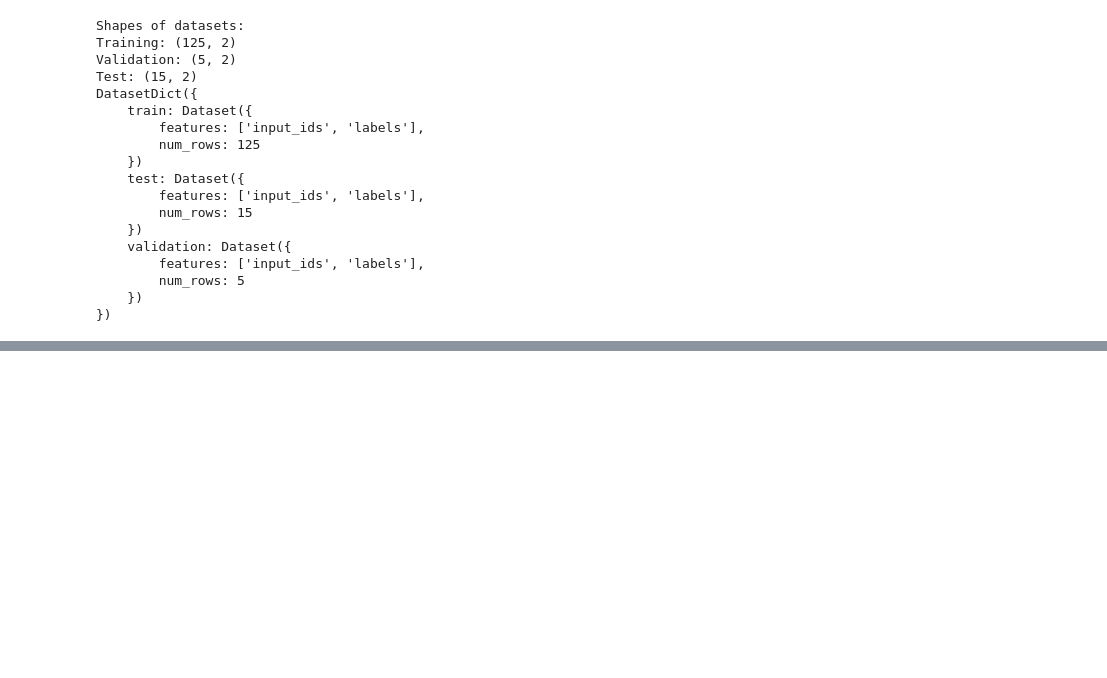
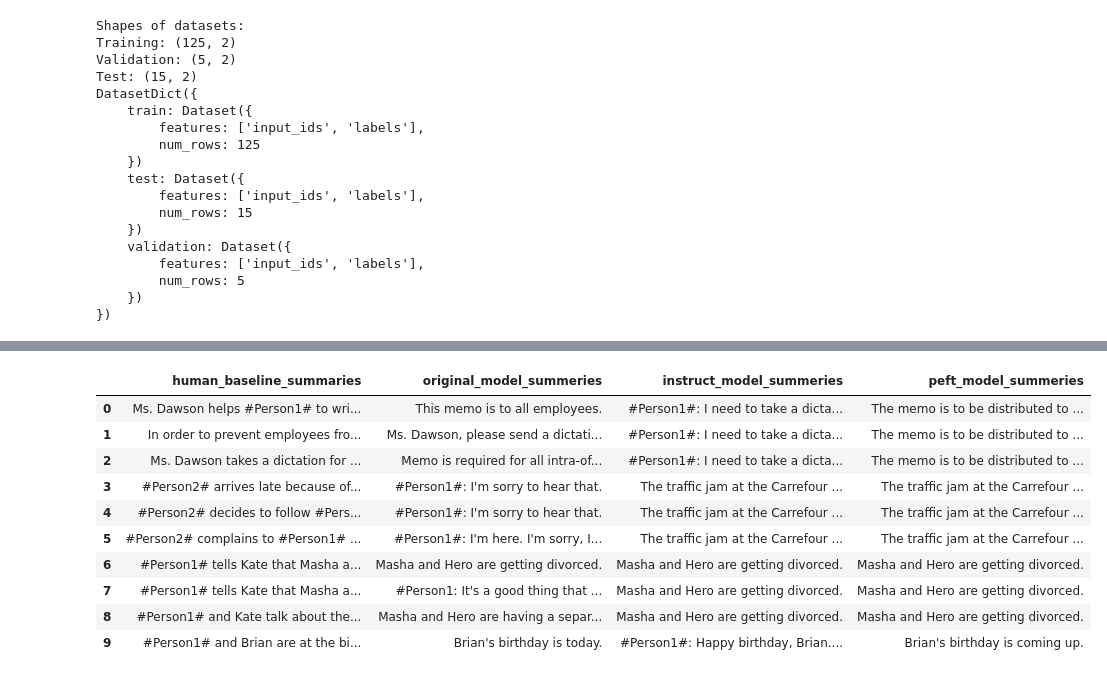
Before and after one commit to sayanbanerjee32/coursera-gen-ai-course-labs, a Jupyter notebook: coursera_gen_ai_course_lab_week2.ipynb, the cells around one changed output, grey strips where cells are left out. Saved outputs shown, nothing was run; the diff lists cells and outputs as text; code cells hidden in the pictures; blank space fills up the shorter version.

```diff
--- a/coursera_gen_ai_course_lab_week2.ipynb
+++ b/coursera_gen_ai_course_lab_week2.ipynb
@@ -49,4 +75,4 @@ DatasetDict({
 # %%
 model_name = 'google/flan-t5-base'
-original_model = AutoModelForSeq2SeqLM.from_pretrained(model_name, torch_dtype = torch.bfloat16)
+original_model = AutoModelForSeq2SeqLM.from_pretrained(model_name, torch_dtype = torch.bfloat16).to(device)
 tokenizer = AutoTokenizer.from_pretrained(model_name)
@@ -172,0 +346,3 @@ trainer.train()
+# %%
+peft_model = get_peft_model(original_model, lora_config)
+print(print_number_of_trainable_model_parameters(peft_model))
@@ -172,0 +368,6 @@ trainer.train()
+# %%
+peft_trainer.train()
+
+peft_model_path = "./peft_model_path"
+peft_trainer.model.save_pretrained(peft_model_path)
+tokenizer.save_pretrained(peft_model_path)
@@ -172,0 +381,9 @@ trainer.train()
+# %%
+from peft import PeftModel, PeftConfig
+
+peft_model_base =  AutoModelForSeq2SeqLM.from_pretrained("google/flan-t5-base", torch_dtype = torch.bfloat16).to(device)
+tokenizer = AutoTokenizer.from_pretrained("google/flan-t5-base")
+peft_model = PeftModel.from_pretrained(peft_model_base,
+                                       peft_model_path,
+                                       torch_dtype = torch.bfloat16,
+                                       is_trainable = False).to(device)
@@ -172,0 +446,45 @@ trainer.train()
+# %%
+dialogues = dataset['test'][0:10]['dialogue']
+human_baseline_summaries = dataset['test'][0:10]['summary']
+
+original_model_summeries = []
+instruct_model_summeries = []
+peft_model_summeries = []
+
+for dialogue in dialogues:
+    prompt = f"""
+Summarize the following conversation.
+
+{dialogue}
+
+Summary:
+"""
+
+    input_ids = tokenizer(prompt, return_tensors='pt').input_ids.to(device)
+    original_model_outputs = original_model.generate(input_ids,generation_config = GenerationConfig(max_new_tokens = 200)).to('cpu')
+    original_model_text_output = tokenizer.decode(original_model_outputs[0],skip_special_tokens = True)
+    original_model_summeries.append(original_model_text_output)
+
+    instruct_model_outputs = instruct_model.generate(input_ids,generation_config = GenerationConfig(max_new_tokens = 200)).to('cpu')
+    instruct_model_text_output = tokenizer.decode(instruct_model_outputs[0],skip_special_tokens = True)
+    instruct_model_summeries.append(instruct_model_text_output)
+
+    peft_model_outputs = peft_model.generate(input_ids = input_ids,generation_config = GenerationConfig(max_new_tokens = 200)).to('cpu')
+    peft_model_text_output = tokenizer.decode(peft_model_outputs[0],skip_special_tokens = True)
+    peft_model_summeries.append(peft_model_text_output)
+
+zipped_sumeries = list(zip(human_baseline_summaries,original_model_summeries,instruct_model_summeries, peft_model_summeries))
+df=pd.DataFrame(zipped_sumeries, columns = ['human_baseline_summaries','original_model_summeries','instruct_model_summeries', 'peft_model_summeries'])
+df
+# %% [output]
+|  | human_baseline_summaries | original_model_summeries | instruct_model_summeries | peft_model_summeries |
+| 0 | Ms. Dawson helps #Person1# to wri... | This memo is to all employees. | #Person1#: I need to take a dicta... | The memo is to be distributed to ... |
+| 1 | In order to prevent employees fro... | Ms. Dawson, please send a dictati... | #Person1#: I need to take a dicta... | The memo is to be distributed to ... |
+| 2 | Ms. Dawson takes a dictation for ... | Memo is required for all intra-of... | #Person1#: I need to take a dicta... | The memo is to be distributed to ... |
+| 3 | #Person2# arrives late because of... | #Person1#: I'm sorry to hear that. | The traffic jam at the Carrefour ... | The traffic jam at the Carrefour ... |
+| 4 | #Person2# decides to follow #Pers... | #Person1#: I'm sorry to hear that. | The traffic jam at the Carrefour ... | The traffic jam at the Carrefour ... |
+| 5 | #Person2# complains to #Person1# ... | #Person1#: I'm here. I'm sorry, I... | The traffic jam at the Carrefour ... | The traffic jam at the Carrefour ... |
+| 6 | #Person1# tells Kate that Masha a... | Masha and Hero are getting divorced. | Masha and Hero are getting divorced. | Masha and Hero are getting divorced. |
+| 7 | #Person1# tells Kate that Masha a... | #Person1: It's a good thing that ... | Masha and Hero are getting divorced. | Masha and Hero are getting divorced. |
+| 8 | #Person1# and Kate talk about the... | Masha and Hero are having a separ... | Masha and Hero are getting divorced. | Masha and Hero are getting divorced. |
+| 9 | #Person1# and Brian are at the bi... | Brian's birthday is today. | #Person1#: Happy birthday, Brian.... | Brian's birthday is coming up. |
```
Also changed, not shown: parts of 22 cells of this notebook.
